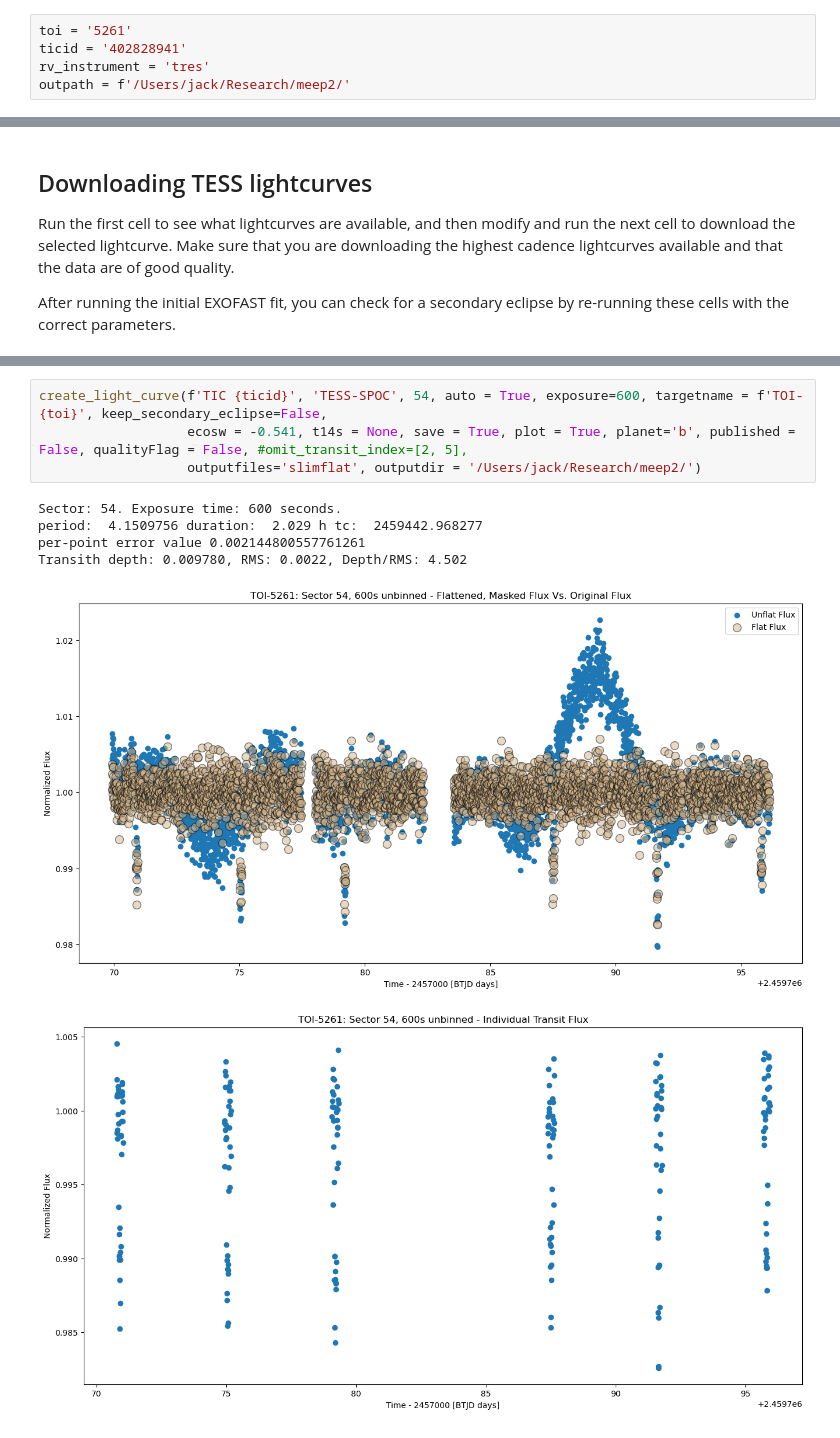
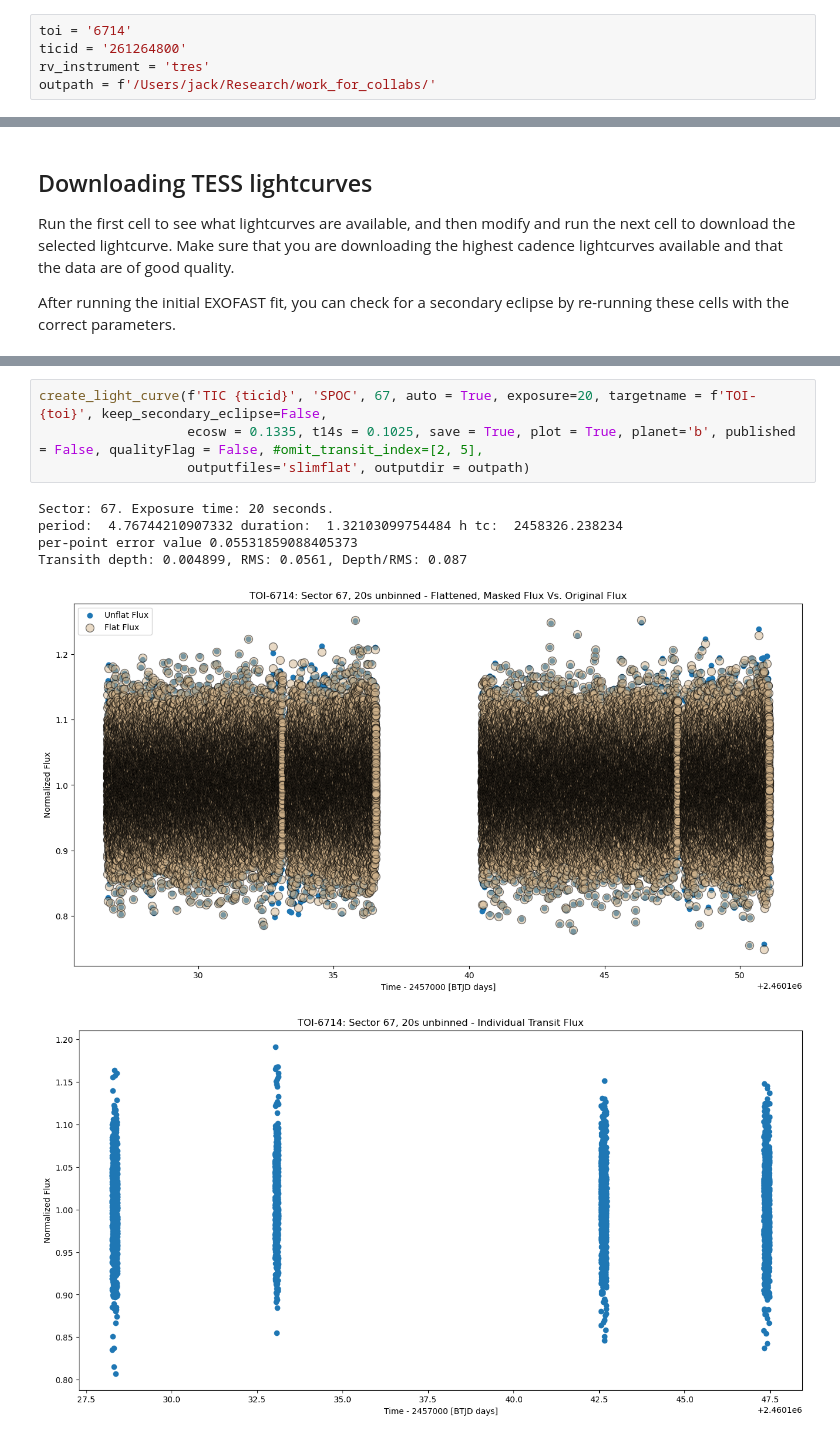
Before and after one commit to jackschulte/exofast_tools, a Jupyter notebook: scripts/setup_fit.ipynb, the cells around one changed output, grey strips where cells are left out. Saved outputs shown, nothing was run; the diff lists cells and outputs as text.

```diff
--- a/scripts/setup_fit.ipynb
+++ b/scripts/setup_fit.ipynb
@@ -12,10 +12,10 @@ import lightkurve as lk
 # %% [markdown]
 ## System parameters
 # %%
-toi = '5261'
-ticid = '402828941'
+toi = '6714'
+ticid = '261264800'
 rv_instrument = 'tres'
-outpath = f'/Users/jack/Research/meep2/'
+outpath = f'/Users/jack/Research/work_for_collabs/'
 # %% [markdown]
 ## Generating priors and SED
 Before running this cell, create a directory to store the fit files and generate the prior and SED files using mkticsed. This cell will generate a separate text file containing the relevant priors and starting points. Append this to the end of the prior file generated by mkticsed, deleting the existing metallicity prior. After generating the lightcurves (below), go back and copy the dilution prior for all TESS lightcurve indices.
@@ -63,11 +71,11 @@ SearchResult containing 7 data products.
 # %%
-create_light_curve(f'TIC {ticid}', 'TESS-SPOC', 54, auto = True, exposure=600, targetname = f'TOI-{toi}', keep_secondary_eclipse=False,
-                   ecosw = -0.541, t14s = None, save = True, plot = True, planet='b', published = False, qualityFlag = False, #omit_transit_index=[2, 5],
-                   outputfiles='slimflat', outputdir = '/Users/jack/Research/meep2/')
+create_light_curve(f'TIC {ticid}', 'SPOC', 67, auto = True, exposure=20, targetname = f'TOI-{toi}', keep_secondary_eclipse=False,
+                   ecosw = 0.1335, t14s = 0.1025, save = True, plot = True, planet='b', published = False, qualityFlag = False, #omit_transit_index=[2, 5],
+                   outputfiles='slimflat', outputdir = outpath)
 # %% [output]
-Sector: 54. Exposure time: 600 seconds.
-period:  4.1509756 duration:  2.029 h tc:  2459442.968277
-per-point error value 0.002144800557761261
-Transith depth: 0.009780, RMS: 0.0022, Depth/RMS: 4.502
+Sector: 67. Exposure time: 20 seconds.
+period:  4.76744210907332 duration:  1.32103099754484 h tc:  2458326.238234
+per-point error value 0.05531859088405373
+Transith depth: 0.004899, RMS: 0.0561, Depth/RMS: 0.087
-[figure, old version]
+[figure, new version]
-[figure, old version]
+[figure, new version]
```
Also changed, not shown: parts of 5 cells of this notebook, 2 other files.
